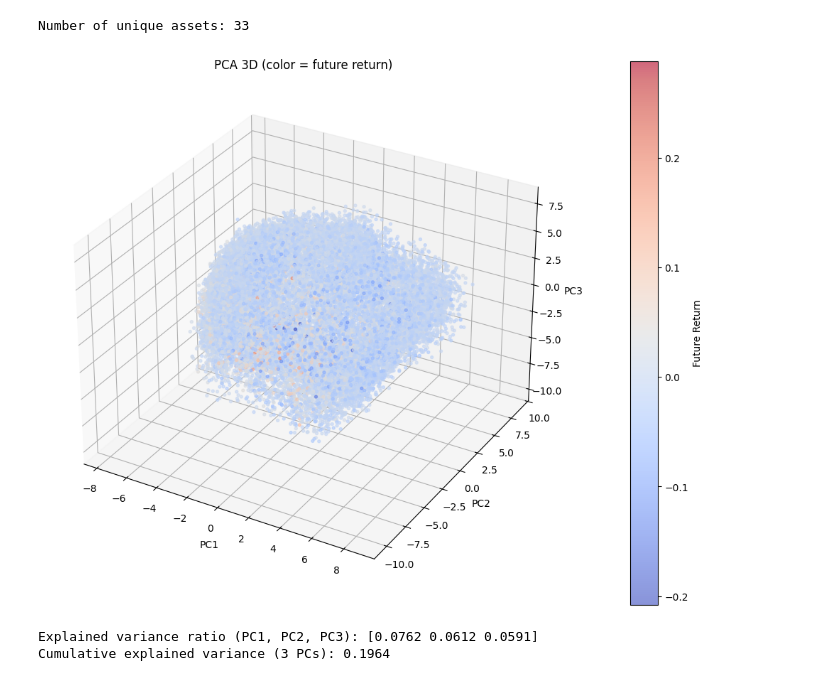
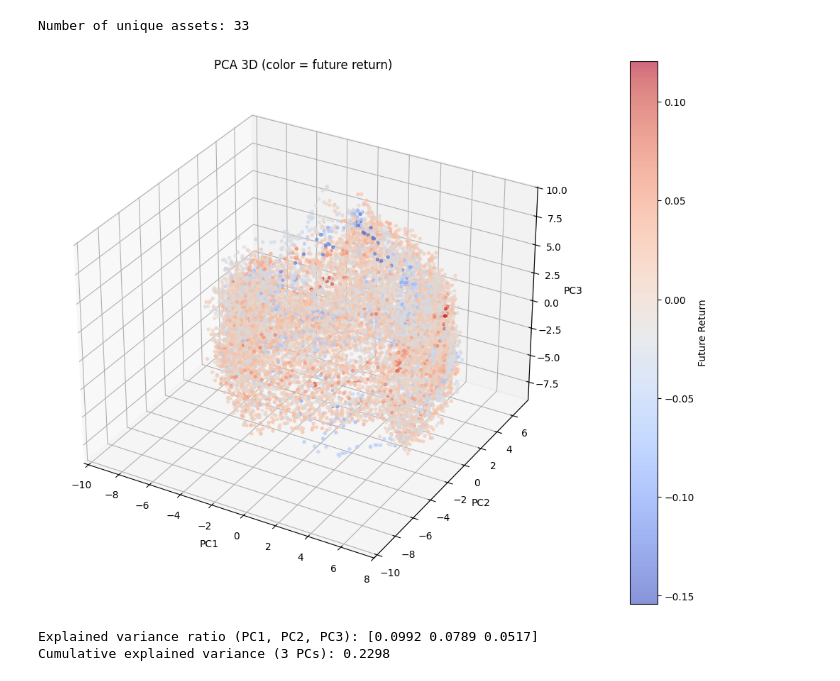
Before and after one commit to Olba147/DrlPpoTransformer, a Jupyter notebook: notebooks/jepa_embedding_analysis2.ipynb, the cells around one changed output. Saved outputs shown, nothing was run; the diff lists cells and outputs as text; code cells hidden in the pictures.

```diff
--- a/notebooks/jepa_embedding_analysis2.ipynb
+++ b/notebooks/jepa_embedding_analysis2.ipynb
@@ -346,35 +425,35 @@ Number of unique assets: 33
 # %%
 # ---------- Visualization 1b: PCA 3D ----------
 pca3 = PCA(n_components=3, random_state=SEED)
-Xte_pca3 = pca3.fit_transform(Xtr)
+Xte_pca3 = pca3.fit_transform(Xte)
 
 fig = plt.figure(figsize=(10, 8))
 ax = fig.add_subplot(111, projection='3d')
 
 pts = ax.scatter(
     Xte_pca3[:, 0],
     Xte_pca3[:, 1],
     Xte_pca3[:, 2],
-    c=y_ret,
+    c=y_ret_test,
     s=8,
     alpha=0.6,
     cmap='coolwarm'
 )
 
 ax.set_title('PCA 3D (color = future return)')
 ax.set_xlabel('PC1')
 ax.set_ylabel('PC2')
 ax.set_zlabel('PC3')
 fig.colorbar(pts, ax=ax, pad=0.1, label='Future Return')
 plt.tight_layout()
 plt.show()
 
 print('Explained variance ratio (PC1, PC2, PC3):', np.round(pca3.explained_variance_ratio_, 4))
 print('Cumulative explained variance (3 PCs):', round(float(pca3.explained_variance_ratio_.sum()), 4))
 # %% [output]
-[figure, old version]
+[figure, new version]
-Explained variance ratio (PC1, PC2, PC3): [0.0762 0.0612 0.0591]
-Cumulative explained variance (3 PCs): 0.1964
+Explained variance ratio (PC1, PC2, PC3): [0.0992 0.0789 0.0517]
+Cumulative explained variance (3 PCs): 0.2298
 # %%
 # ---------- Visualization 2: t-SNE ----------
 # t-SNE is expensive; sample for speed and readability
```
Also changed, not shown: parts of 6 cells of this notebook, 4 other files.
